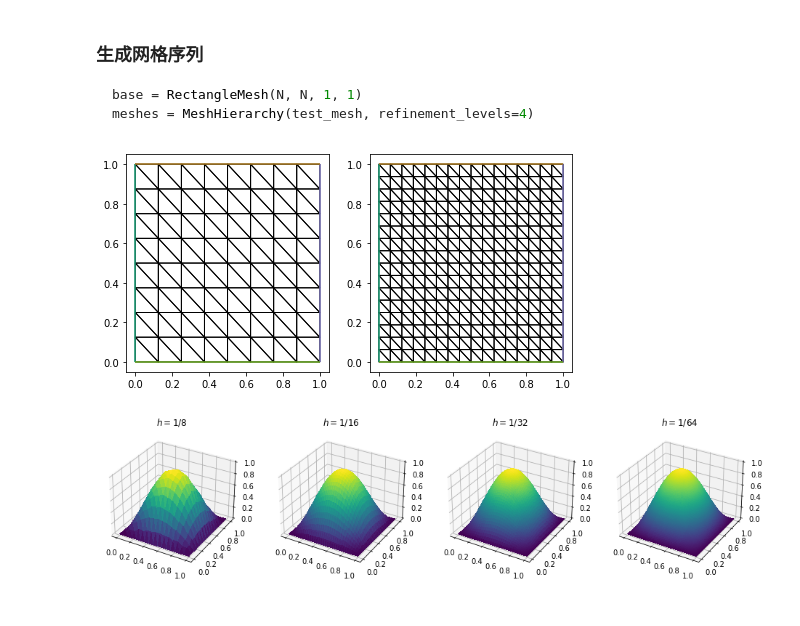
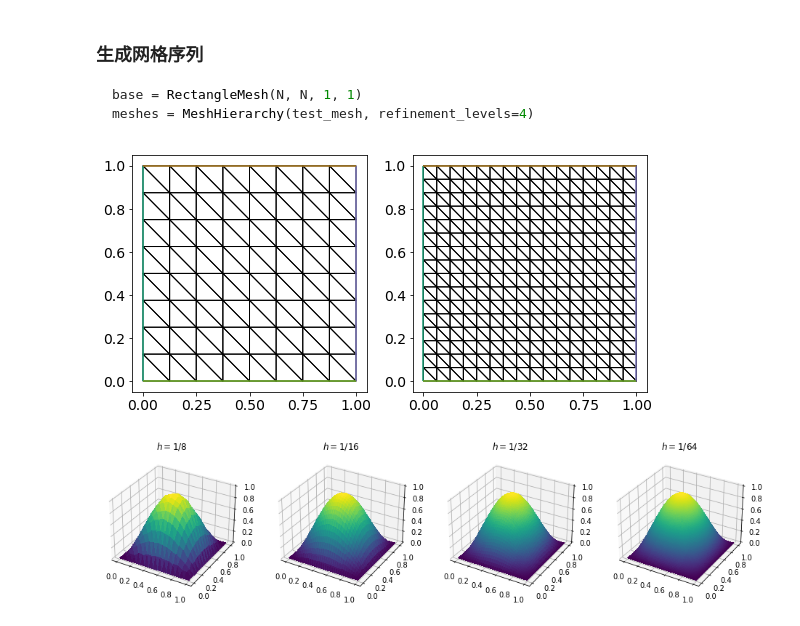
Before and after one commit to lrtfm/notes-for-firedrake, a Jupyter notebook: 02_firedrake_intro.ipynb, the cells around one changed output. Saved outputs shown, nothing was run; the diff lists cells and outputs as text; code cells hidden in the pictures.

```diff
--- a/02_firedrake_intro.ipynb
+++ b/02_firedrake_intro.ipynb
@@ -823,18 +868,19 @@ meshes = MeshHierarchy(test_mesh, refinement_levels=4)
 # %%
 from firedrake import *
 import matplotlib.pyplot as plt
 
 N = 8
 base = RectangleMesh(N, N, 1, 1)
 meshes = MeshHierarchy(base, refinement_levels=3)
 
 n = len(meshes)
 m = min(2, n)
 fig, ax = plt.subplots(1, m, figsize=[4*m, 4])
 for i in range(m):
     triplot(meshes[i], axes=ax[i])
+fig.tight_layout()
 # %% [output]
-[figure, old version]
+[figure, new version]
 # %%
 us = []
 for mesh in meshes:
```
Also changed, not shown: parts of 16 cells of this notebook, 1 other file.
